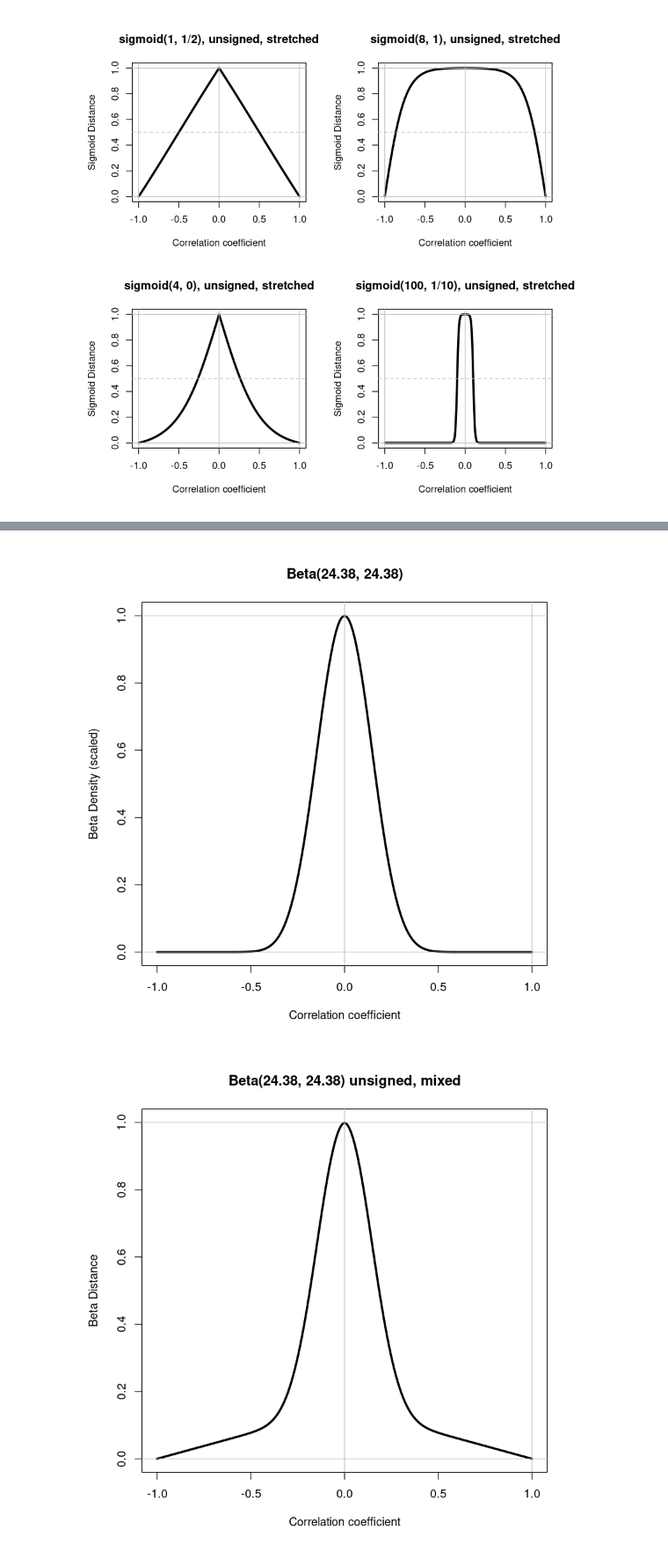
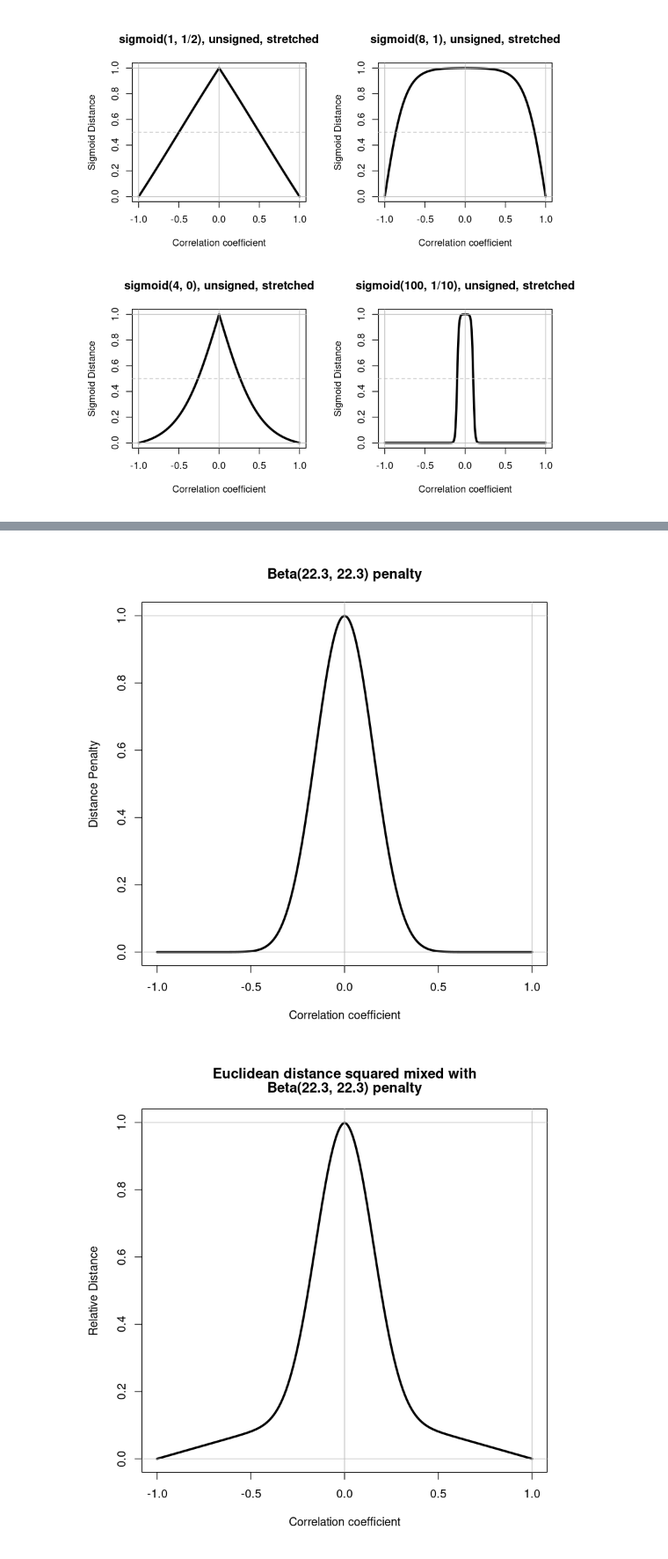
Before and after one commit to longevity-consortium/standardcor, a Jupyter notebook: vignettes/Testing.ipynb, the cells around one changed output, grey strips where cells are left out. Shown at 88% size. Drawn from its saved outputs; the diff is of its cells as text; code cells hidden in the pictures.

```diff
--- a/vignettes/Testing.ipynb
+++ b/vignettes/Testing.ipynb
@@ -284,0 +492,25 @@ title(paste(round(beta.shape,2),collapse=", "),line=0.5)
+# %%
+Samples <- 1000
+Dimensions <- 50
+M <- Matrix(rnorm(Dimensions*Samples),nrow=Dimensions,ncol=Samples,sparse=TRUE)
+Altered <- 200 # This 5% of the samples are officially "outliers"
+r <- 0.5
+M[,c(1:Altered)] <- (1-r) * M[,c(1:Altered)] + r*M[,Altered+1]
+Z <- SparseSpearmanCor2(M)
+beta.shape <- estimateShape(Z[row(Z) < col(Z)], plot=TRUE)
+title(paste("Beta(",paste(round(beta.shape,2),collapse=", "),")",sep=''),line=0.5)
+#text(x=-0.5,y=2.0,labels=paste("D/2 - 1 = ",round(Dimensions/2-1, 2)),adj = 1/2)
+
+R <- c(-100:100)/100 ; R <-ifelse(-1 < R, ifelse(R < 1, R, 1), -1) # Ensure R in [-1,1]
+
+x     <- (1+Z[row(Z) < col(Z)])/2
+x.mu  <- mean(x)
+x.var <- var(x)
+z.mm <- x.mu*(1-x.mu) / x.var - 1
+v.mm <- x.mu * z.mm
+w.mm <- (1-x.mu) * z.mm
+
+lines(R,dbeta((1+R)/2, v.mm, w.mm)/2, lwd=3, col='forestgreen')
+text(x=0.5,y=c(2.1,2),
+     labels=c("Method of Moments",paste("Beta(",round(v.mm, 2),",",round(w.mm,2),")",sep='')),
+     col='forestgreen',adj = 1/2)
@@ -285,15 +521,16 @@ title(paste(round(beta.shape,2),collapse=", "),line=0.5)
 # %%
 v <- mean(beta.shape) # Expect v = (D-1)/2 = 24.5
 v.name <- paste("Beta(",paste(round(c(v,v),2),collapse=", "),")",sep='')
 plot(R,betaDistance(R, v, v, mix=0), type='l',lwd=3,
-     xlab="Correlation coefficient", ylab="Beta Density (scaled)",
-    main = v.name)
+     xlab="Correlation coefficient", ylab="Distance Penalty",
+    main = paste(v.name,"penalty"))
 abline(h=c(-1:1),col='grey') ; abline(v=c(0,1),col='grey')
 
 plot(R,betaDistance(R, v, v, mix=1),type='l',lwd=3,
-     xlab="Correlation coefficient", ylab="Beta Distance",
-    main = paste(v.name, "unsigned, mixed"))
+     xlab="Correlation coefficient", ylab="Relative Distance",
+    main = c("Euclidean distance squared mixed with",
+             paste(v.name, "penalty")))
 abline(h=c(-1:1),col='grey') ; abline(v=c(0,1),col='grey')
 # %% [output]
-[figure, old version]
+[figure, new version]
-[figure, old version]
+[figure, new version]
```
Also changed, not shown: parts of 49 cells of this notebook.
